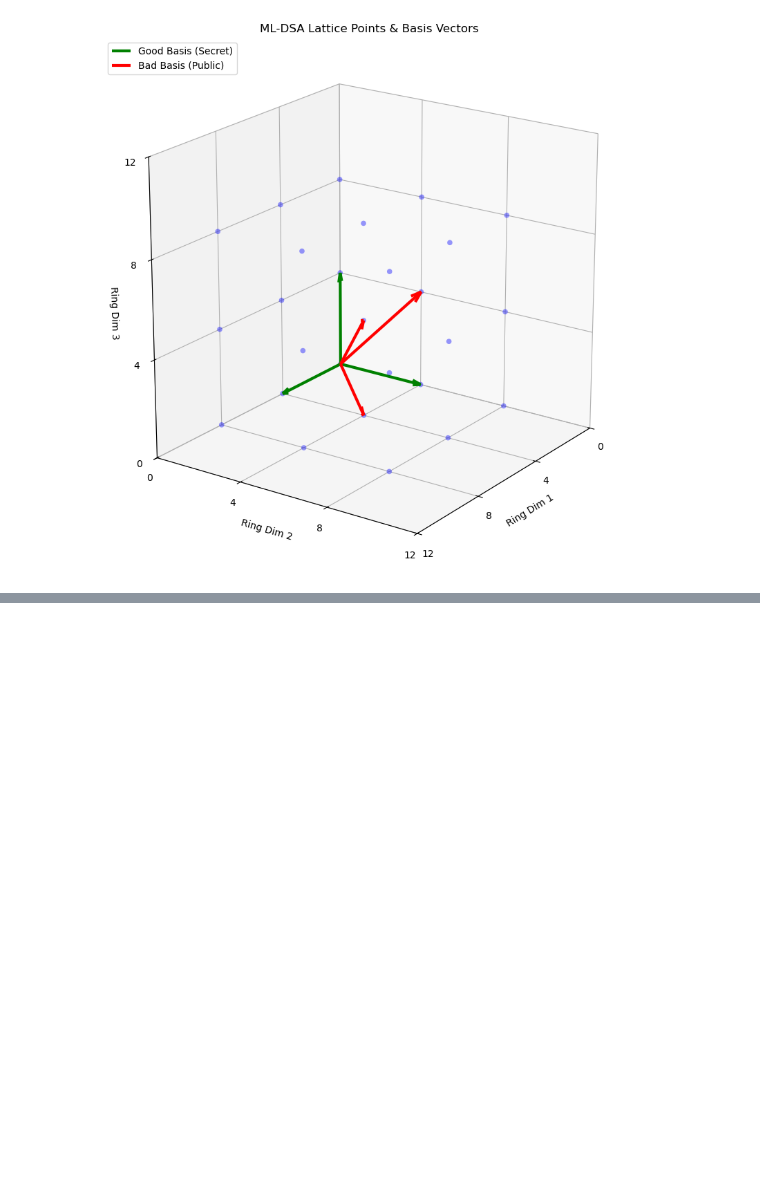
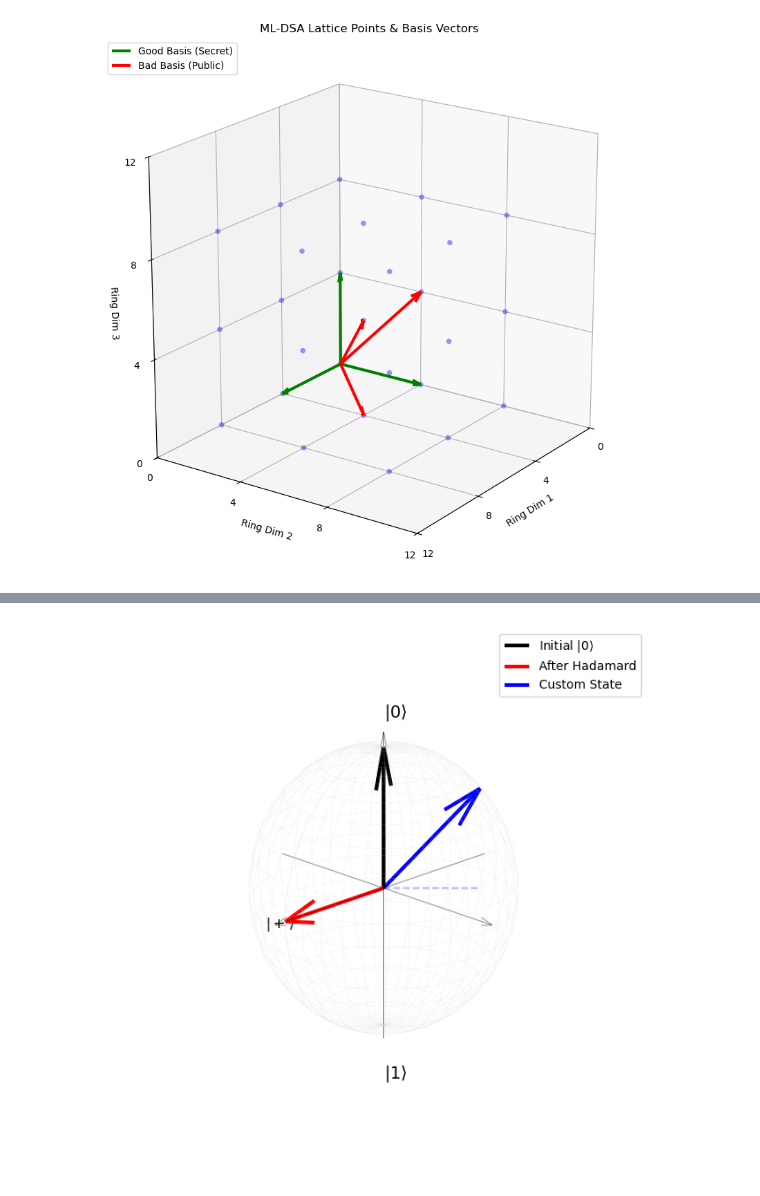
Before and after one commit to liliIvanova/SoftUniCources, a Jupyter notebook: Math_Concepts_for_Developers/Project/ML-DSA_Project.ipynb, the cells around one changed output, grey strips where cells are left out. Drawn from its saved outputs; the diff is of its cells as text; code cells hidden in the pictures; blank space fills up the shorter version.

```diff
--- a/Math_Concepts_for_Developers/Project/ML-DSA_Project.ipynb
+++ b/Math_Concepts_for_Developers/Project/ML-DSA_Project.ipynb
@@ -387,0 +510,65 @@ plt.show()
+# %%
+def get_bloch_coordinates(theta, phi):
+    """Converts Bloch angles to Cartesian coordinates."""
+    x = np.sin(theta) * np.cos(phi)
+    y = np.sin(theta) * np.sin(phi)
+    z = np.cos(theta)
+    return x, y, z
+
+def plot_bloch_sphere(states=None):
+    """
+    Plots a Bloch sphere.
+    'states' should be a list of dicts: [{'theta': 0, 'phi': 0, 'color': 'red', 'label': '0'}]
+    """
+    fig = plt.figure(figsize=(8, 8))
+    ax = fig.add_subplot(111, projection='3d')
+
+    # 1. Sphere Wireframe
+    u, v = np.mgrid[0:2*np.pi:40j, 0:np.pi:20j]
+    xs, ys, zs = np.cos(u)*np.sin(v), np.sin(u)*np.sin(v), np.cos(v)
+    ax.plot_wireframe(xs, ys, zs, color="lightgray", linewidth=0.5, alpha=0.2)
+
+    # 2. Draw Axes
+    ax.quiver([-1.1, 0, 0], [0, -1.1, 0], [0, 0, -1.1],
+              [2.2, 0, 0], [0, 2.2, 0], [0, 0, 2.2],
+              color='black', arrow_length_ratio=0.05, linewidth=0.8, alpha=0.4)
+
+    # 3. Axis Labels
+    ax.text(0, 0, 1.2, r'$|0\rangle$', fontsize=14)
+    ax.text(0, 0, -1.4, r'$|1\rangle$', fontsize=14)
+    ax.text(1.2, 0, 0, r'$|+\rangle$', fontsize=12)
+
+    # 4. Plot Custom States
+    if states:
+        for s in states:
+            vx, vy, vz = get_bloch_coordinates(s['theta'], s['phi'])
+            ax.quiver(0, 0, 0, vx, vy, vz, color=s.get('color', 'blue'),
+                      linewidth=3, pivot='tail', label=s.get('label', ''))
+
+            # Dashed projection to equator
+            ax.plot([0, vx], [0, vy], 0, color=s.get('color', 'blue'),
+                    linestyle='--', alpha=0.3)
+
+    # Formatting
+    ax.set_box_aspect((1, 1, 1))
+    ax.set_axis_off()
+    ax.view_init(elev=20, azim=45)
+    if states: plt.legend()
+    plt.show()
+
+# --- EXPERIMENT SECTION ---
+
+# 1. State |0> (Initial)
+initial_state = {'theta': 0, 'phi': 0, 'color': 'black', 'label': 'Initial $|0\\rangle$'}
+
+# 2. Apply Hadamard (Move to Equator)
+# Theta = pi/2 (90 degrees), Phi = 0
+hadamard_state = {'theta': np.pi/2, 'phi': 0, 'color': 'red', 'label': 'After Hadamard'}
+
+# 3. Custom state
+custom_state = {'theta': np.pi/4, 'phi': 3*np.pi/4, 'color': 'blue', 'label': 'Custom State'}
+
+# Plot them all together!
+plot_bloch_sphere([initial_state, hadamard_state, custom_state])
+# %% [output]
+[figure, added]
```
Also changed, not shown: parts of 8 cells of this notebook.
